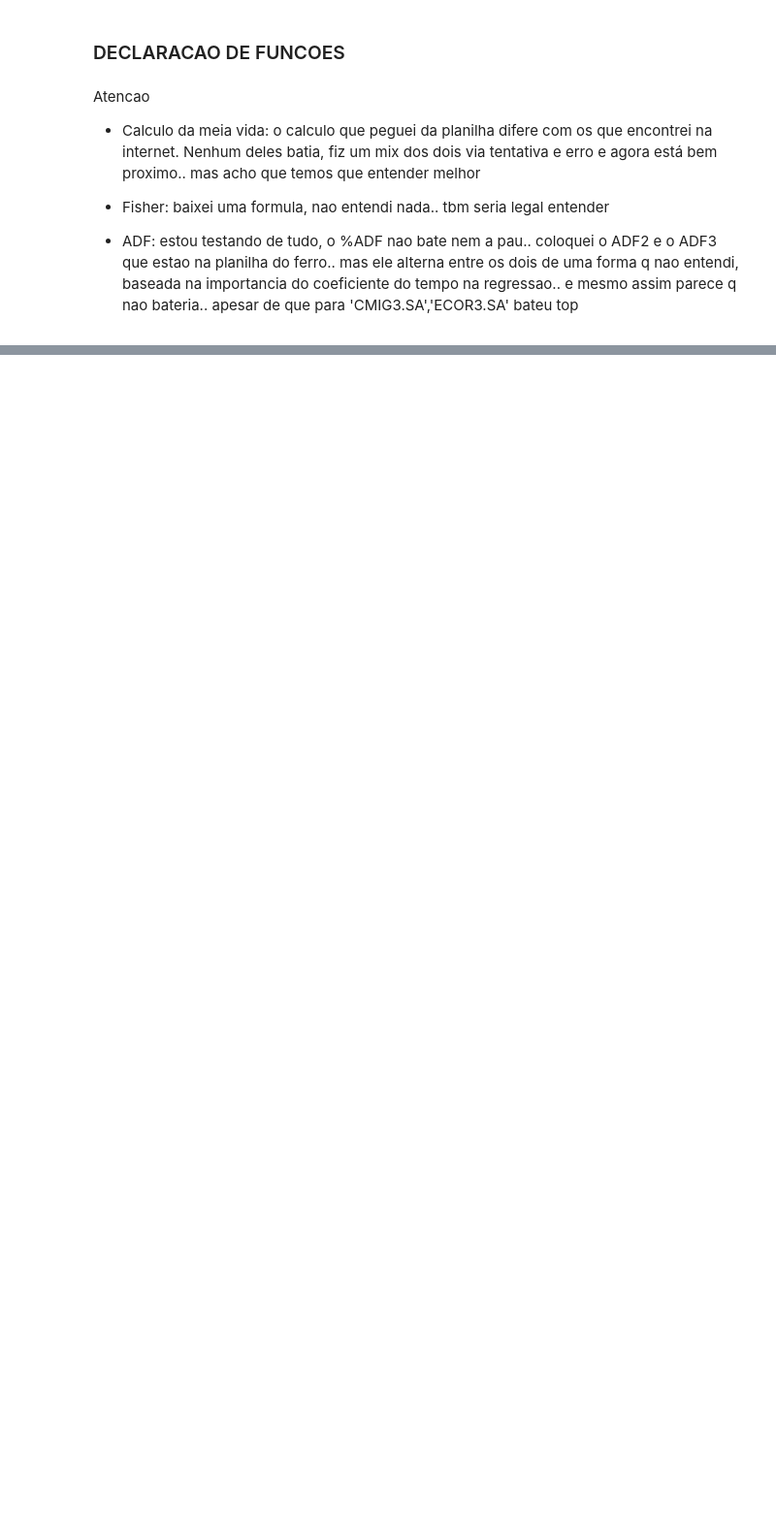
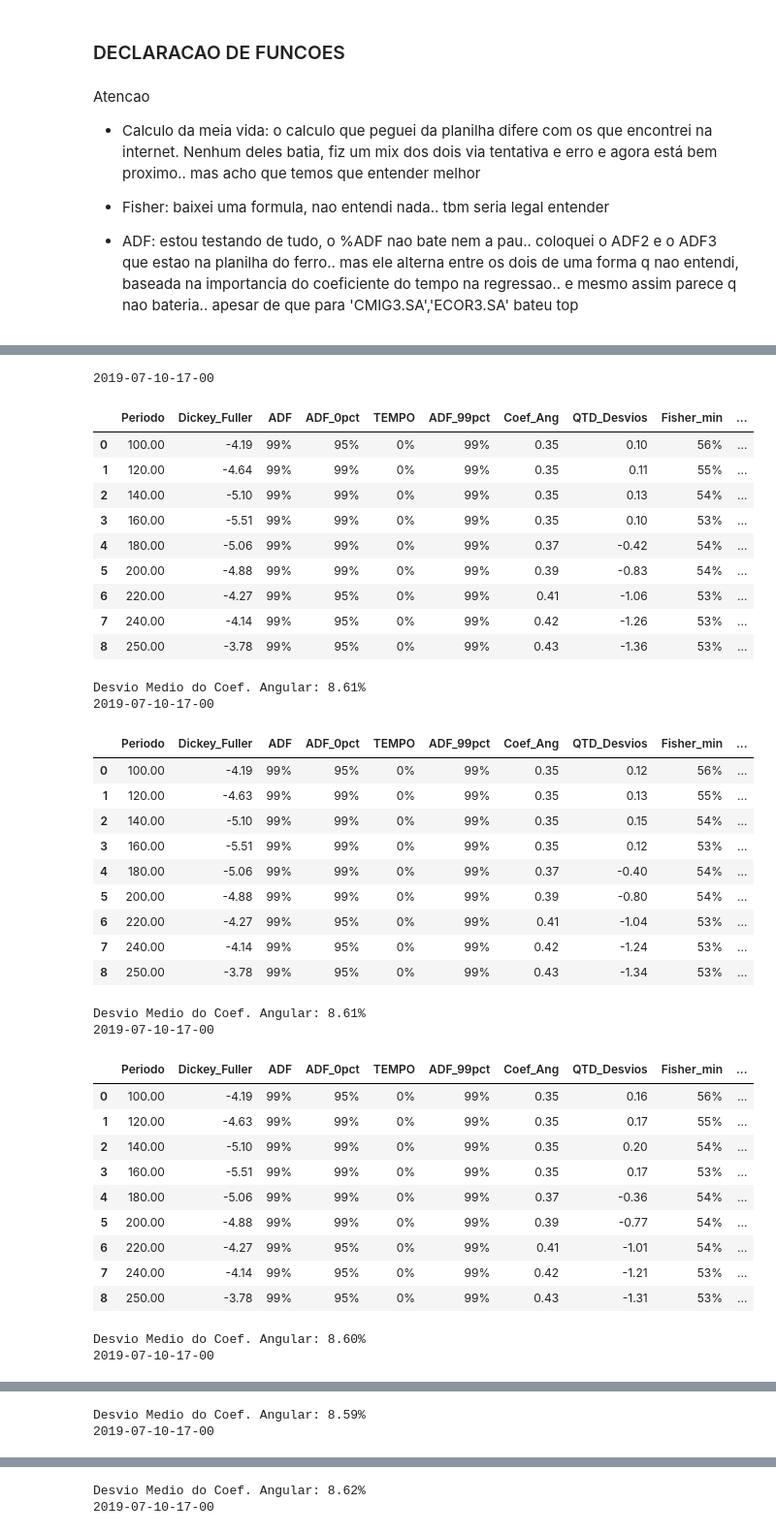
Before and after one commit to ra024940/Cointegration-Trading, a Jupyter notebook: Validation_TimeStudy.ipynb, the cells around one changed output, grey strips where cells are left out. Shown: that part at 97% size. Saved outputs shown, nothing was run; the diff lists cells and outputs as text; code cells hidden in the pictures; blank space fills up the shorter version.

```diff
--- a/Validation_TimeStudy.ipynb
+++ b/Validation_TimeStudy.ipynb
@@ -293,7 +293,10 @@ def merge_intraday (ticker, dt_inicio, dt_intraday):
 def Get_Cubo (tickers, dt_cubo, intra_bt):
 
     #Pegando a data B3 de 250 regoes atras
-    dt_inicio = ajusta_B3Date(dt_cubo,-250)
+    if intra_bt:
+        dt_inicio = ajusta_B3Date(dt_cubo[:-6],-250)
+    else:
+        dt_inicio = ajusta_B3Date(dt_cubo,-250)
 
     print (dt_inicio)
 
@@ -408,0 +379,46 @@ Desvio Medio do Coef. Angular: 8.95%
+# %%
+tickers = ['ALPA4','CSAN3'];
+a = Get_Cubo(tickers,'2020-07-10-11-00',True)
+b = Get_Cubo(tickers,'2020-07-10-11-15',True)
+c = Get_Cubo(tickers,'2020-07-10-11-30',True)
+d = Get_Cubo(tickers,'2020-07-10-11-45',True)
+e = Get_Cubo(tickers,'2020-07-10-12-00',True)
+f = Get_Cubo(tickers,'2020-07-10-12-15',True)
+# %% [output]
+2019-07-10-17-00
+|  | Periodo | Dickey_Fuller | ADF | ADF_0pct | TEMPO | ADF_99pct | Coef_Ang | QTD_Desvios | Fisher_min | ... |
+| 0 | 100.00 | -4.19 | 99% | 95% | 0% | 99% | 0.35 | 0.10 | 56% | ... |
+| 1 | 120.00 | -4.64 | 99% | 99% | 0% | 99% | 0.35 | 0.11 | 55% | ... |
+| 2 | 140.00 | -5.10 | 99% | 99% | 0% | 99% | 0.35 | 0.13 | 54% | ... |
+| 3 | 160.00 | -5.51 | 99% | 99% | 0% | 99% | 0.35 | 0.10 | 53% | ... |
+| 4 | 180.00 | -5.06 | 99% | 99% | 0% | 99% | 0.37 | -0.42 | 54% | ... |
+| 5 | 200.00 | -4.88 | 99% | 99% | 0% | 99% | 0.39 | -0.83 | 54% | ... |
+| 6 | 220.00 | -4.27 | 99% | 95% | 0% | 99% | 0.41 | -1.06 | 53% | ... |
+| 7 | 240.00 | -4.14 | 99% | 95% | 0% | 99% | 0.42 | -1.26 | 53% | ... |
+| 8 | 250.00 | -3.78 | 99% | 95% | 0% | 99% | 0.43 | -1.36 | 53% | ... |
+Desvio Medio do Coef. Angular: 8.61%
+2019-07-10-17-00
+|  | Periodo | Dickey_Fuller | ADF | ADF_0pct | TEMPO | ADF_99pct | Coef_Ang | QTD_Desvios | Fisher_min | ... |
+| 0 | 100.00 | -4.19 | 99% | 95% | 0% | 99% | 0.35 | 0.12 | 56% | ... |
+| 1 | 120.00 | -4.63 | 99% | 99% | 0% | 99% | 0.35 | 0.13 | 55% | ... |
+| 2 | 140.00 | -5.10 | 99% | 99% | 0% | 99% | 0.35 | 0.15 | 54% | ... |
+| 3 | 160.00 | -5.51 | 99% | 99% | 0% | 99% | 0.35 | 0.12 | 53% | ... |
+| 4 | 180.00 | -5.06 | 99% | 99% | 0% | 99% | 0.37 | -0.40 | 54% | ... |
+| 5 | 200.00 | -4.88 | 99% | 99% | 0% | 99% | 0.39 | -0.80 | 54% | ... |
+| 6 | 220.00 | -4.27 | 99% | 95% | 0% | 99% | 0.41 | -1.04 | 53% | ... |
+| 7 | 240.00 | -4.14 | 99% | 95% | 0% | 99% | 0.42 | -1.24 | 53% | ... |
+| 8 | 250.00 | -3.78 | 99% | 95% | 0% | 99% | 0.43 | -1.34 | 53% | ... |
+Desvio Medio do Coef. Angular: 8.61%
+2019-07-10-17-00
+|  | Periodo | Dickey_Fuller | ADF | ADF_0pct | TEMPO | ADF_99pct | Coef_Ang | QTD_Desvios | Fisher_min | ... |
+| 0 | 100.00 | -4.19 | 99% | 95% | 0% | 99% | 0.35 | 0.16 | 56% | ... |
+| 1 | 120.00 | -4.63 | 99% | 99% | 0% | 99% | 0.35 | 0.17 | 55% | ... |
+| 2 | 140.00 | -5.10 | 99% | 99% | 0% | 99% | 0.35 | 0.20 | 54% | ... |
+| 3 | 160.00 | -5.51 | 99% | 99% | 0% | 99% | 0.35 | 0.17 | 53% | ... |
+| 4 | 180.00 | -5.06 | 99% | 99% | 0% | 99% | 0.37 | -0.36 | 54% | ... |
+| 5 | 200.00 | -4.88 | 99% | 99% | 0% | 99% | 0.39 | -0.77 | 54% | ... |
+| 6 | 220.00 | -4.27 | 99% | 95% | 0% | 99% | 0.41 | -1.01 | 54% | ... |
+| 7 | 240.00 | -4.14 | 99% | 95% | 0% | 99% | 0.42 | -1.21 | 53% | ... |
+| 8 | 250.00 | -3.78 | 99% | 95% | 0% | 99% | 0.43 | -1.31 | 53% | ... |
+Desvio Medio do Coef. Angular: 8.60%
+2019-07-10-17-00
@@ -408,0 +435,2 @@ Desvio Medio do Coef. Angular: 8.95%
+Desvio Medio do Coef. Angular: 8.59%
+2019-07-10-17-00
@@ -408,0 +447,2 @@ Desvio Medio do Coef. Angular: 8.95%
+Desvio Medio do Coef. Angular: 8.62%
+2019-07-10-17-00
```
Also changed, not shown: parts of 6 cells of this notebook.
